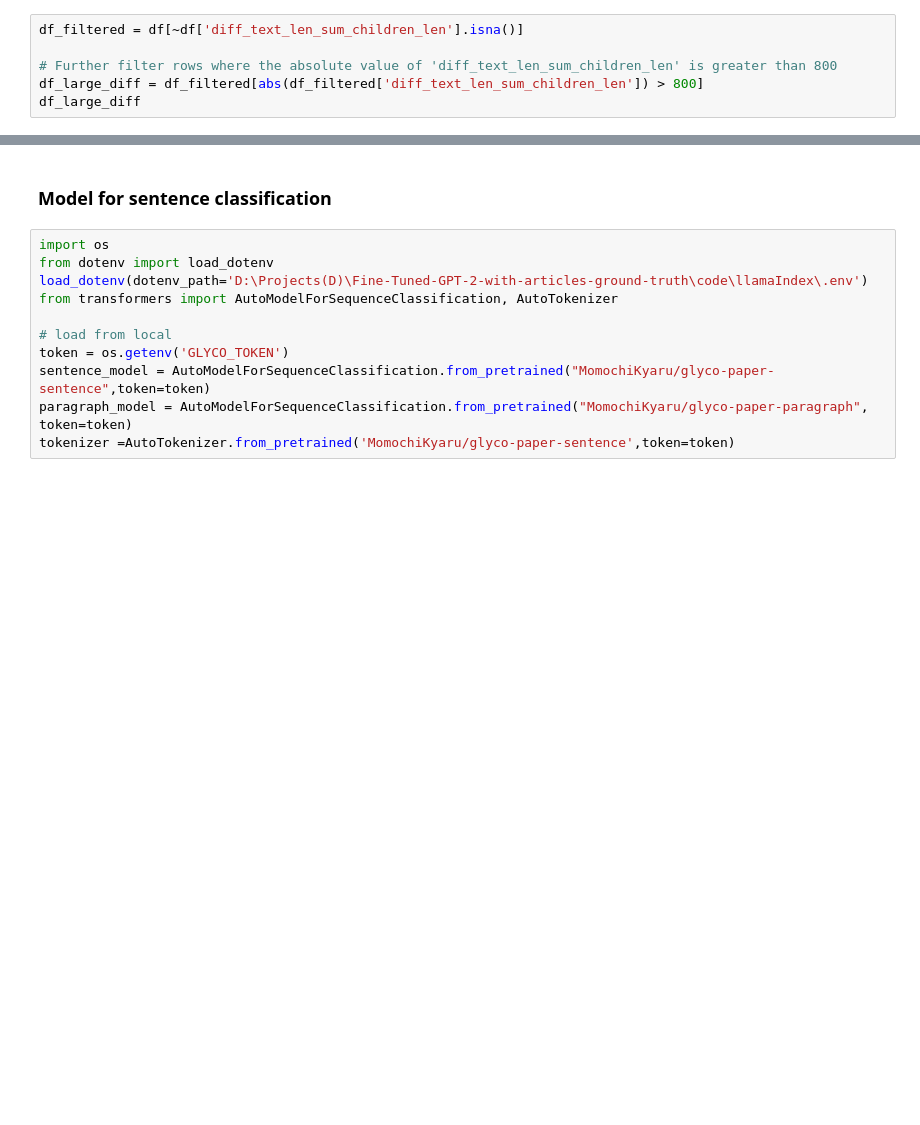
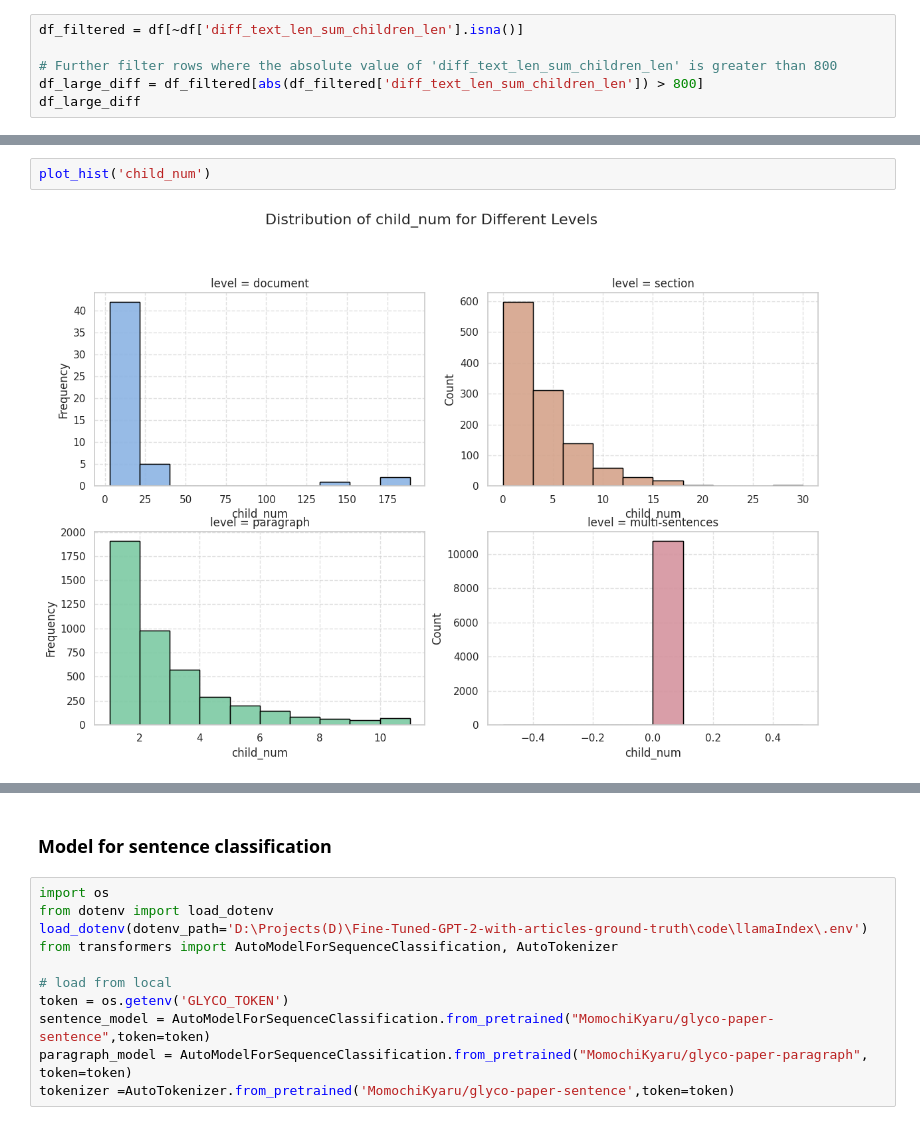
Before and after one commit to zz9tf/Fine-Tuned-GPT-2-with-articles-ground-truth, a Jupyter notebook: code/llamaIndex/basic/test.ipynb, the cells around one changed output, grey strips where cells are left out. Drawn from its saved outputs; the diff is of its cells as text; blank space fills up the shorter version.

```diff
--- a/code/llamaIndex/basic/test.ipynb
+++ b/code/llamaIndex/basic/test.ipynb
@@ -536,0 +622,4 @@ df['level'].value_counts()
+# %%
+plot_hist('child_num')
+# %% [output]
+[figure, added]
```
Also changed, not shown: parts of 34 cells of this notebook, 34 other files.
